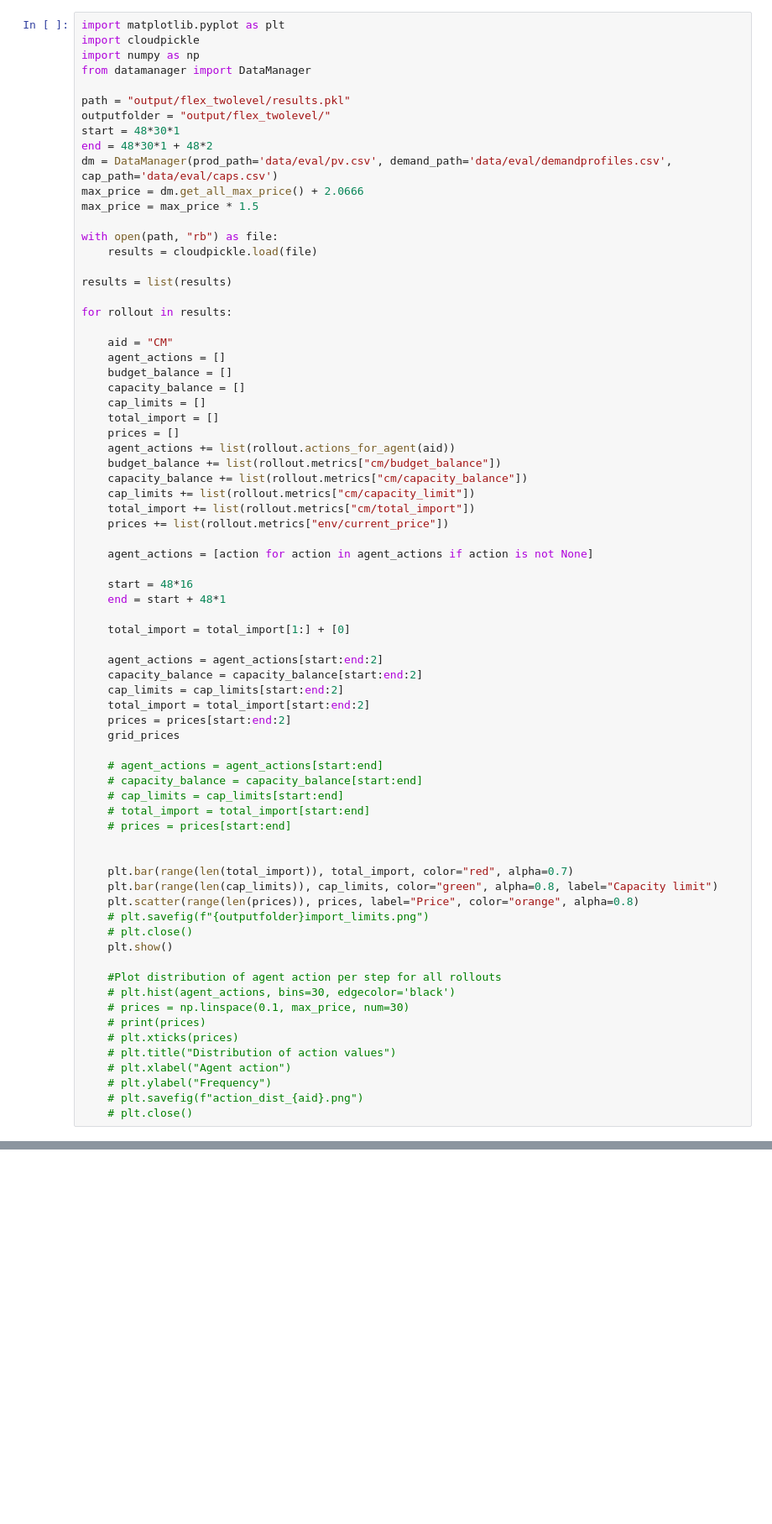
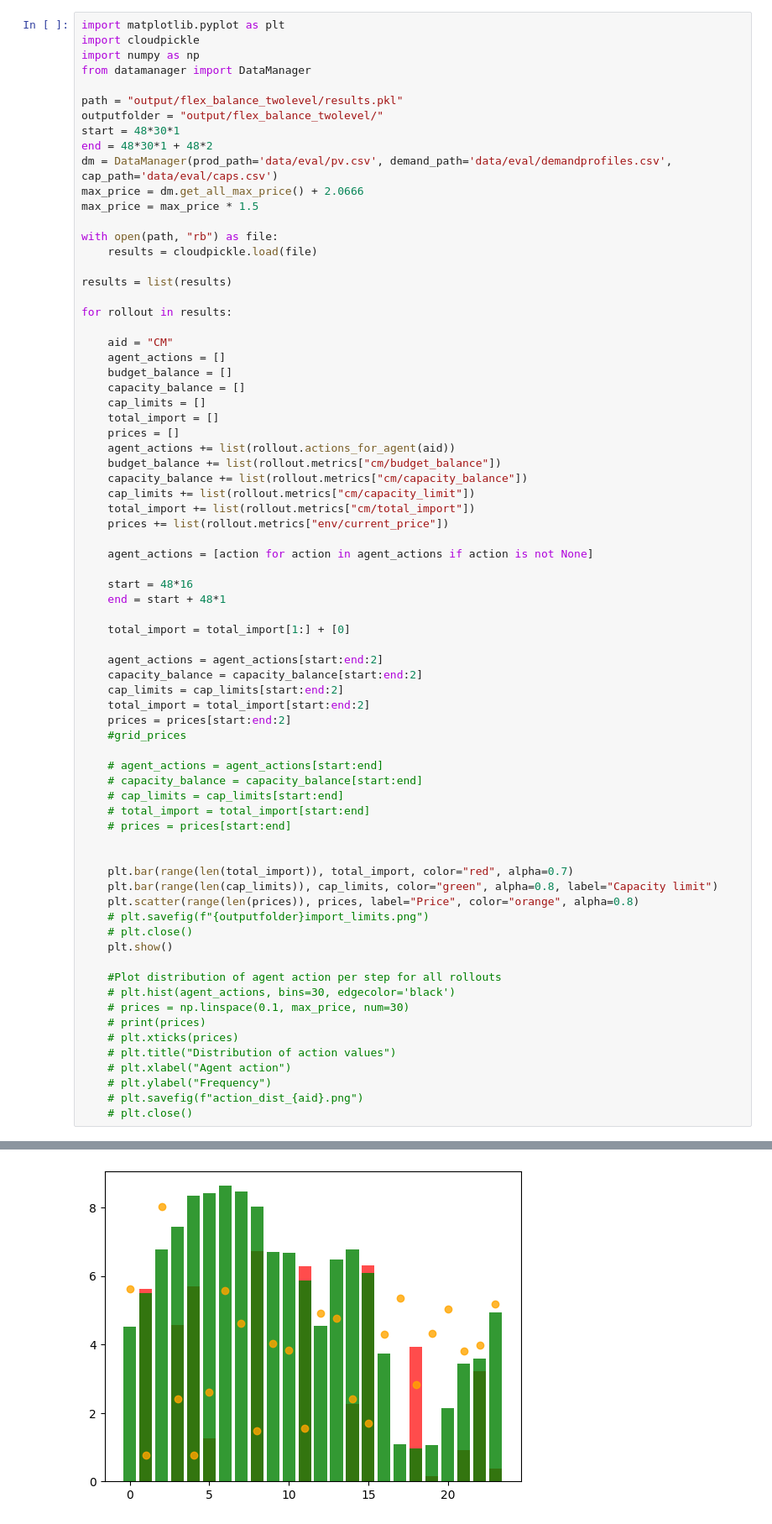
Before and after one commit to antonhlenander/CommunityFlex, a Jupyter notebook: plotting_twolevel.ipynb, the cells around one changed output, grey strips where cells are left out. Shown: that part at 84% size. Drawn from its saved outputs; the diff is of its cells as text; blank space fills up the shorter version.

```diff
--- a/plotting_twolevel.ipynb
+++ b/plotting_twolevel.ipynb
@@ -4,8 +4,8 @@ import cloudpickle
 import numpy as np
 from datamanager import DataManager
 
-path = "output/flex_twolevel/results.pkl"
-outputfolder = "output/flex_twolevel/"
+path = "output/flex_balance_twolevel/results.pkl"
+outputfolder = "output/flex_balance_twolevel/"
 start = 48*30*1
 end = 48*30*1 + 48*2
 dm = DataManager(prod_path='data/eval/pv.csv', demand_path='data/eval/demandprofiles.csv', cap_path='data/eval/caps.csv')
@@ -45,37 +45,38 @@ for rollout in results:
     cap_limits = cap_limits[start:end:2]
     total_import = total_import[start:end:2]
     prices = prices[start:end:2]
-    grid_prices
+    #grid_prices
 
     # agent_actions = agent_actions[start:end]
     # capacity_balance = capacity_balance[start:end]
     # cap_limits = cap_limits[start:end]
     # total_import = total_import[start:end]
     # prices = prices[start:end]
 
 
     plt.bar(range(len(total_import)), total_import, color="red", alpha=0.7)
     plt.bar(range(len(cap_limits)), cap_limits, color="green", alpha=0.8, label="Capacity limit")
     plt.scatter(range(len(prices)), prices, label="Price", color="orange", alpha=0.8)
     # plt.savefig(f"{outputfolder}import_limits.png")
     # plt.close()
     plt.show()
 
     #Plot distribution of agent action per step for all rollouts
     # plt.hist(agent_actions, bins=30, edgecolor='black')
     # prices = np.linspace(0.1, max_price, num=30)
     # print(prices)
     # plt.xticks(prices)
     # plt.title("Distribution of action values")
     # plt.xlabel("Agent action")
     # plt.ylabel("Frequency")
     # plt.savefig(f"action_dist_{aid}.png")
     # plt.close()
 # %% [output]
 Loading demand profiles...
 Demand profiles loaded!
 Loading production data...
 Production profiles loaded!
+[figure, added]
 # %%
 results = list(results)
 for rollout in results:
```
Also changed, not shown: parts of 1 cell of this notebook, 5 other files.
